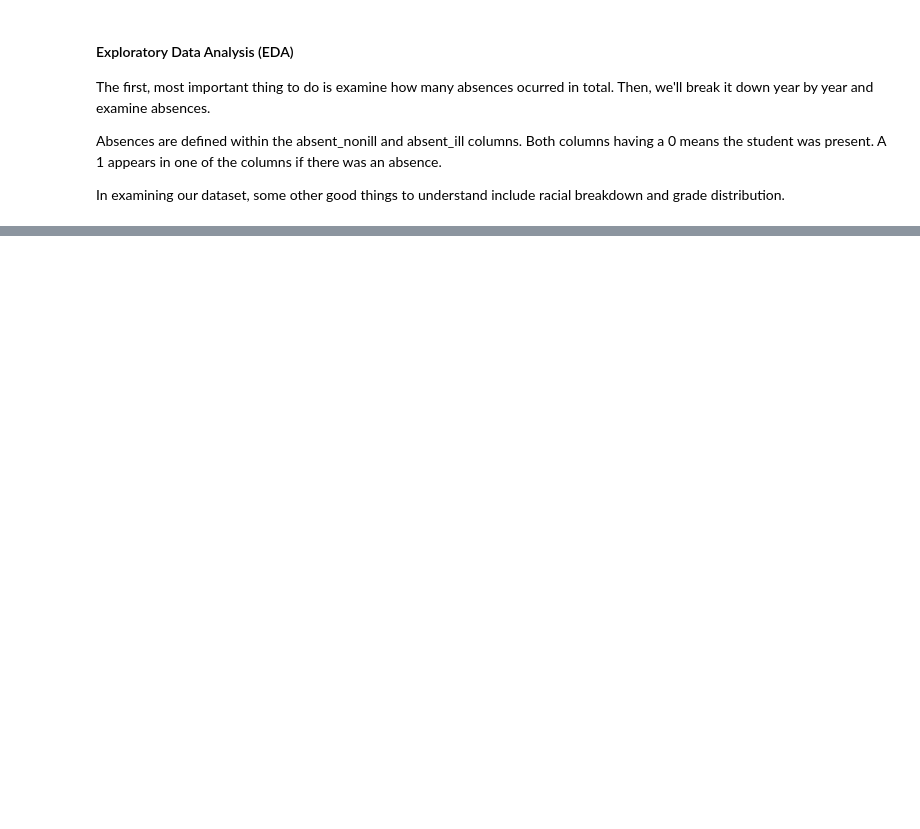
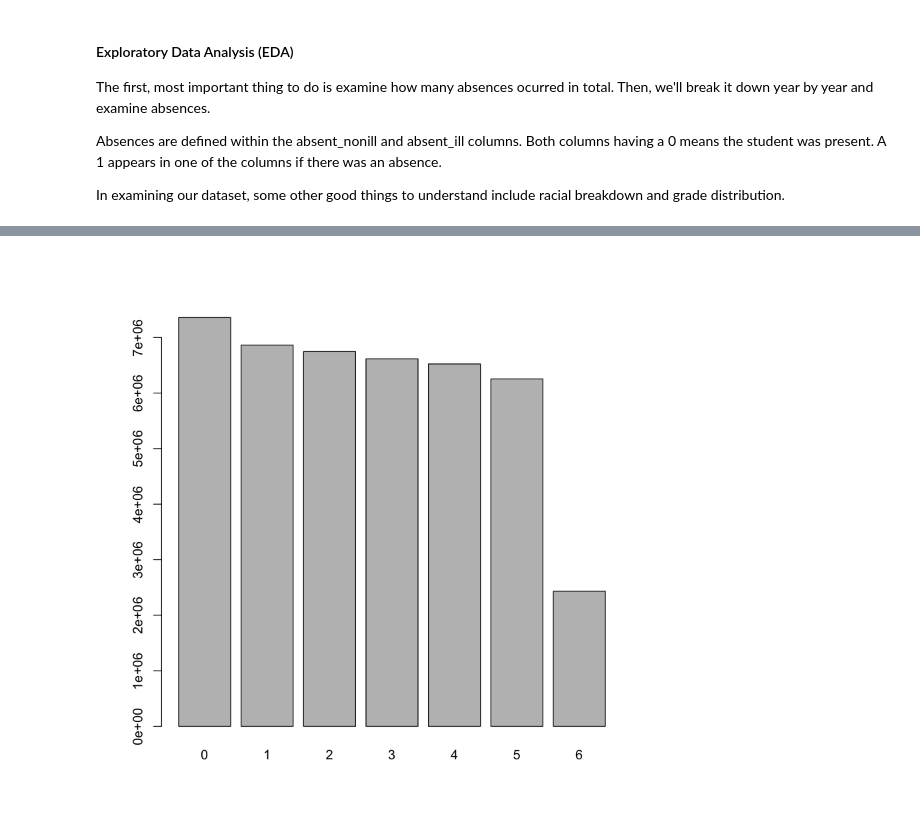
Before and after one commit to kmishra9/PH245, a Jupyter notebook: Final Project - Flu Absenteeism/PH 245 Final Project.ipynb, the cells around one changed output, grey strips where cells are left out. Saved outputs shown, nothing was run; the diff lists cells and outputs as text; code cells hidden in the pictures; blank space fills up the shorter version.

```diff
--- a/Final Project - Flu Absenteeism/PH 245 Final Project.ipynb
+++ b/Final Project - Flu Absenteeism/PH 245 Final Project.ipynb
@@ -229,5 +156,7 @@ races
 # %%
 # Examining overall grade distribution
-grades = cleanAbsenteeData[,.N,by="grade"][order(grade)]
+grades = absenteeData[,.N,by="grade"][order(grade)]
 
 barplot(grades$N, names.arg=grades$grade)
+# %% [output]
+[figure, added]
```
Also changed, not shown: parts of 22 cells of this notebook.
